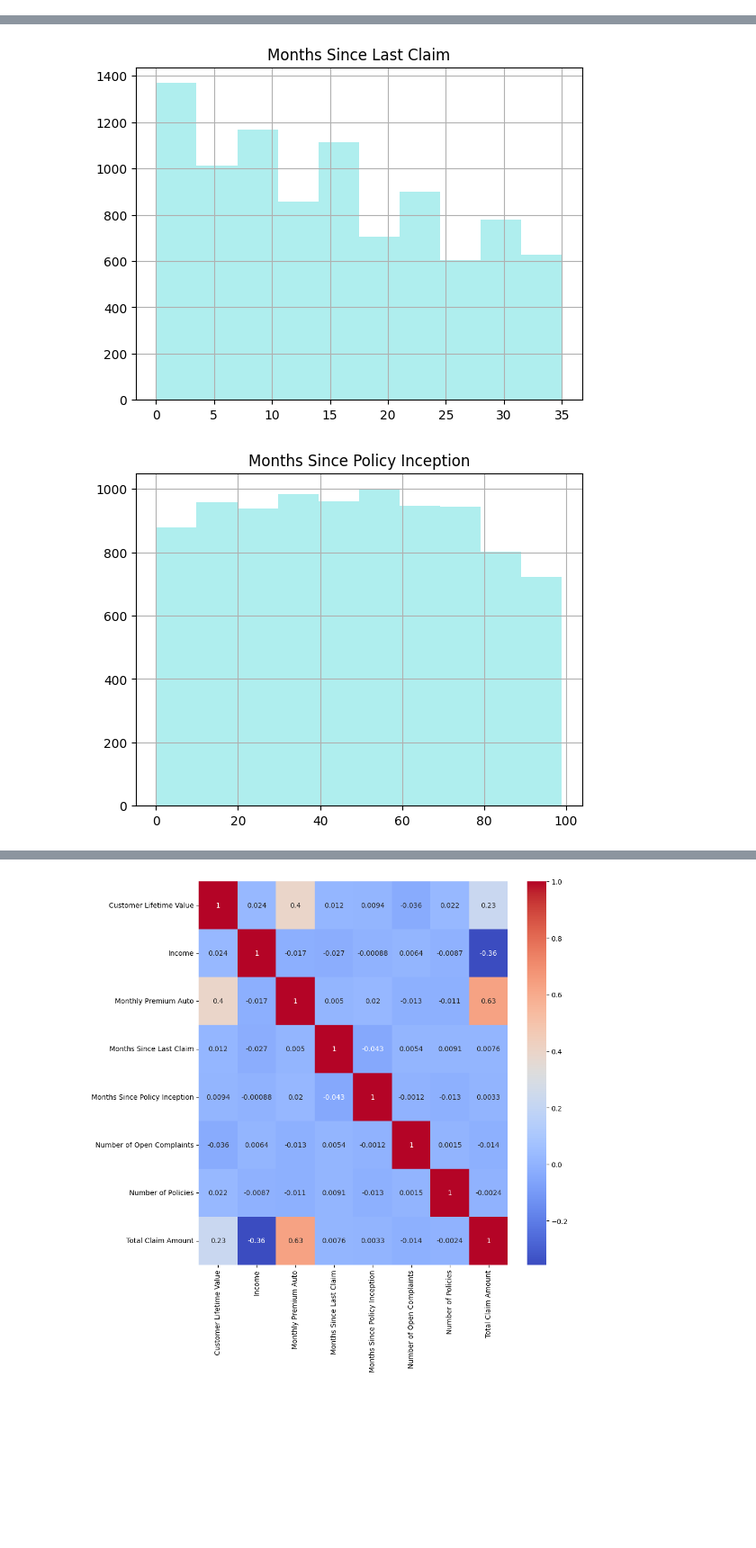
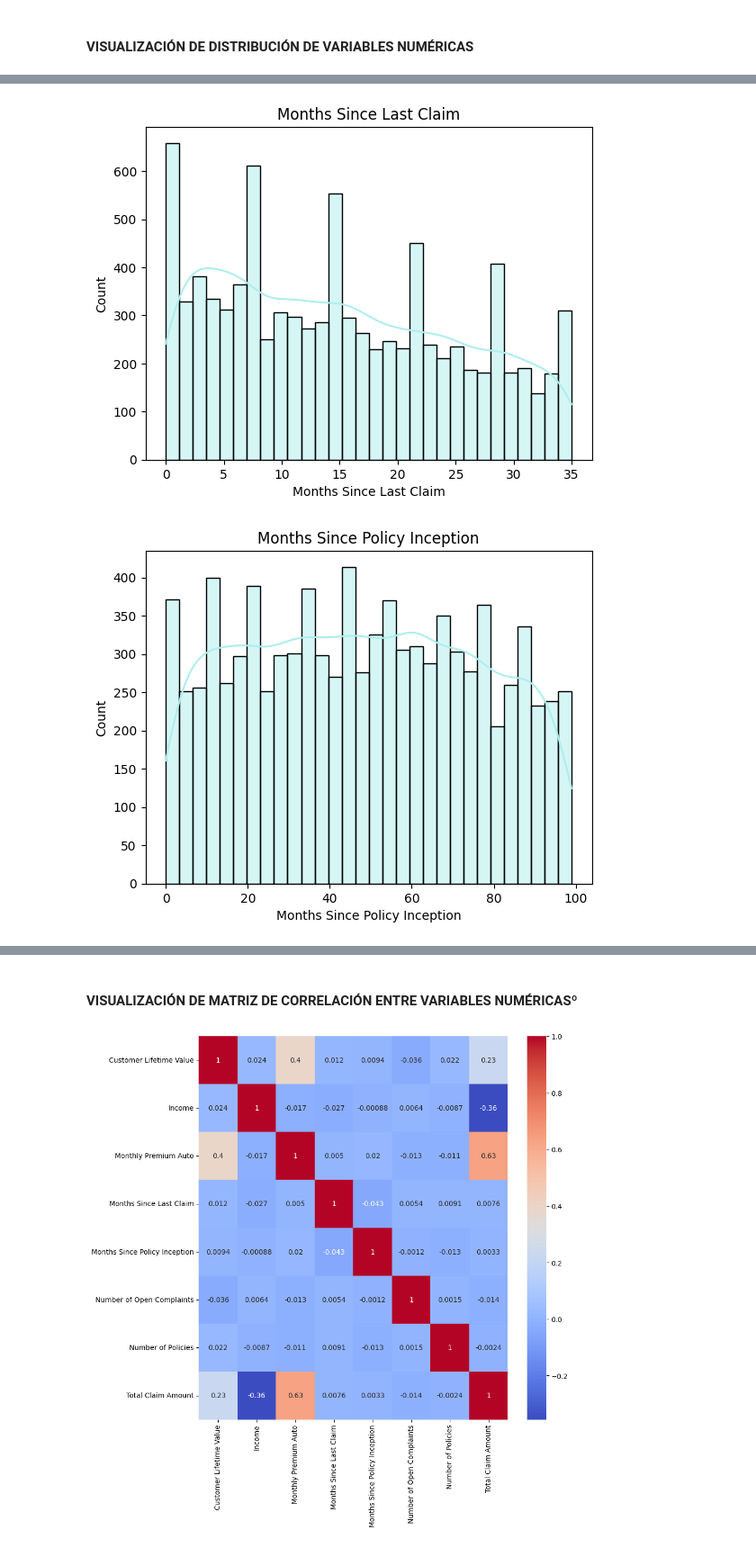
Before and after one commit to gibranchavez13/Prediccion-del-Lifetime-Value-en-Seguros-Automotrices-mediante-Modelos-de-Ensamble, a Jupyter notebook: P3.ipynb, the cells around one changed output, grey strips where cells are left out. Shown at 90% size. Drawn from its saved outputs; the diff is of its cells as text; code cells hidden in the pictures; blank space fills up the shorter version.

```diff
--- a/P3.ipynb
+++ b/P3.ipynb
@@ -69,6 +323,13 @@ df.describe()
+# %% [markdown]
+#### **VISUALIZACIÓN DE DISTRIBUCIÓN DE VARIABLES NUMÉRICAS**
 # %%
 for col in df.select_dtypes(include=['int64', 'float64']).columns:
     plt.title(col)
-    df[col].hist(color=('gold' if col == 'Customer Lifetime Value' else 'paleturquoise'))
+    sns.histplot(
+    x=df[col],
+    kde=True,
+    bins=10 if col == 'Customer Lifetime Value' else 30,
+    color='gold' if col == 'Customer Lifetime Value' else 'paleturquoise'
+    )
     plt.show()
 # %% [output]
@@ -78,2 +339,2 @@ for col in df.select_dtypes(include=['int64', 'float64']).columns:
-[figure, old version]
+[figure, new version]
-[figure, old version]
+[figure, new version]
@@ -83,3 +344,5 @@ for col in df.select_dtypes(include=['int64', 'float64']).columns:
+# %% [markdown]
+#### **VISUALIZACIÓN DE MATRIZ DE CORRELACIÓN ENTRE VARIABLES NUMÉRICAS**º
 # %%
 # Matriz de correlación
 plt.figure(figsize=(10, 10))
```
Also changed, not shown: parts of 106 cells of this notebook.
